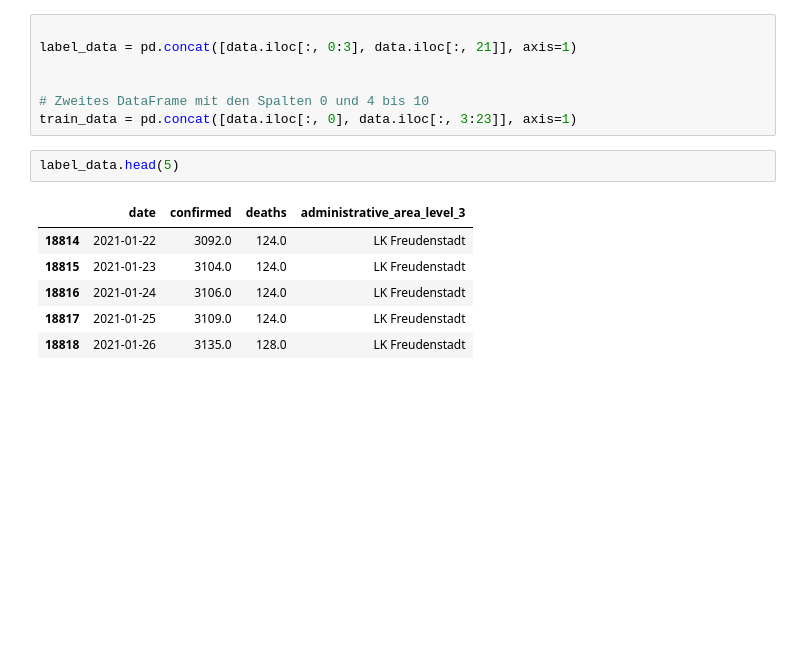
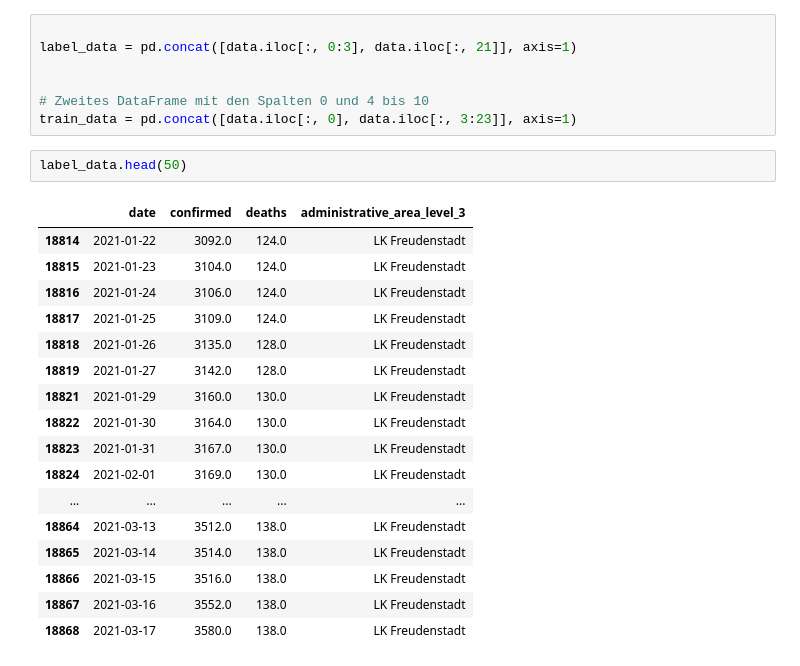
Before and after one commit to mario-dg/KI-Gruppe-03, a Jupyter notebook: dataPreparation/rawToTrain.ipynb, the cells around one changed output. Saved outputs shown, nothing was run; the diff lists cells and outputs as text; blank space fills up the shorter version.

```diff
--- a/dataPreparation/rawToTrain.ipynb
+++ b/dataPreparation/rawToTrain.ipynb
@@ -47,12 +47,23 @@ label_data = pd.concat([data.iloc[:, 0:3], data.iloc[:, 21]], axis=1)
 # Zweites DataFrame mit den Spalten 0 und 4 bis 10
 train_data = pd.concat([data.iloc[:, 0], data.iloc[:, 3:23]], axis=1)
 # %%
-label_data.head(5)
+label_data.head(50)
 # %% [output]
 |  | date | confirmed | deaths | administrative_area_level_3 |
 | 18814 | 2021-01-22 | 3092.0 | 124.0 | LK Freudenstadt |
 | 18815 | 2021-01-23 | 3104.0 | 124.0 | LK Freudenstadt |
 | 18816 | 2021-01-24 | 3106.0 | 124.0 | LK Freudenstadt |
 | 18817 | 2021-01-25 | 3109.0 | 124.0 | LK Freudenstadt |
 | 18818 | 2021-01-26 | 3135.0 | 128.0 | LK Freudenstadt |
+| 18819 | 2021-01-27 | 3142.0 | 128.0 | LK Freudenstadt |
+| 18821 | 2021-01-29 | 3160.0 | 130.0 | LK Freudenstadt |
+| 18822 | 2021-01-30 | 3164.0 | 130.0 | LK Freudenstadt |
+| 18823 | 2021-01-31 | 3167.0 | 130.0 | LK Freudenstadt |
+| 18824 | 2021-02-01 | 3169.0 | 130.0 | LK Freudenstadt |
+| ... | ... | ... | ... | ... |
+| 18864 | 2021-03-13 | 3512.0 | 138.0 | LK Freudenstadt |
+| 18865 | 2021-03-14 | 3514.0 | 138.0 | LK Freudenstadt |
+| 18866 | 2021-03-15 | 3516.0 | 138.0 | LK Freudenstadt |
+| 18867 | 2021-03-16 | 3552.0 | 138.0 | LK Freudenstadt |
+| 18868 | 2021-03-17 | 3580.0 | 138.0 | LK Freudenstadt |
 # %%
```
Also changed, not shown: parts of 12 cells of this notebook, 4 other files.
